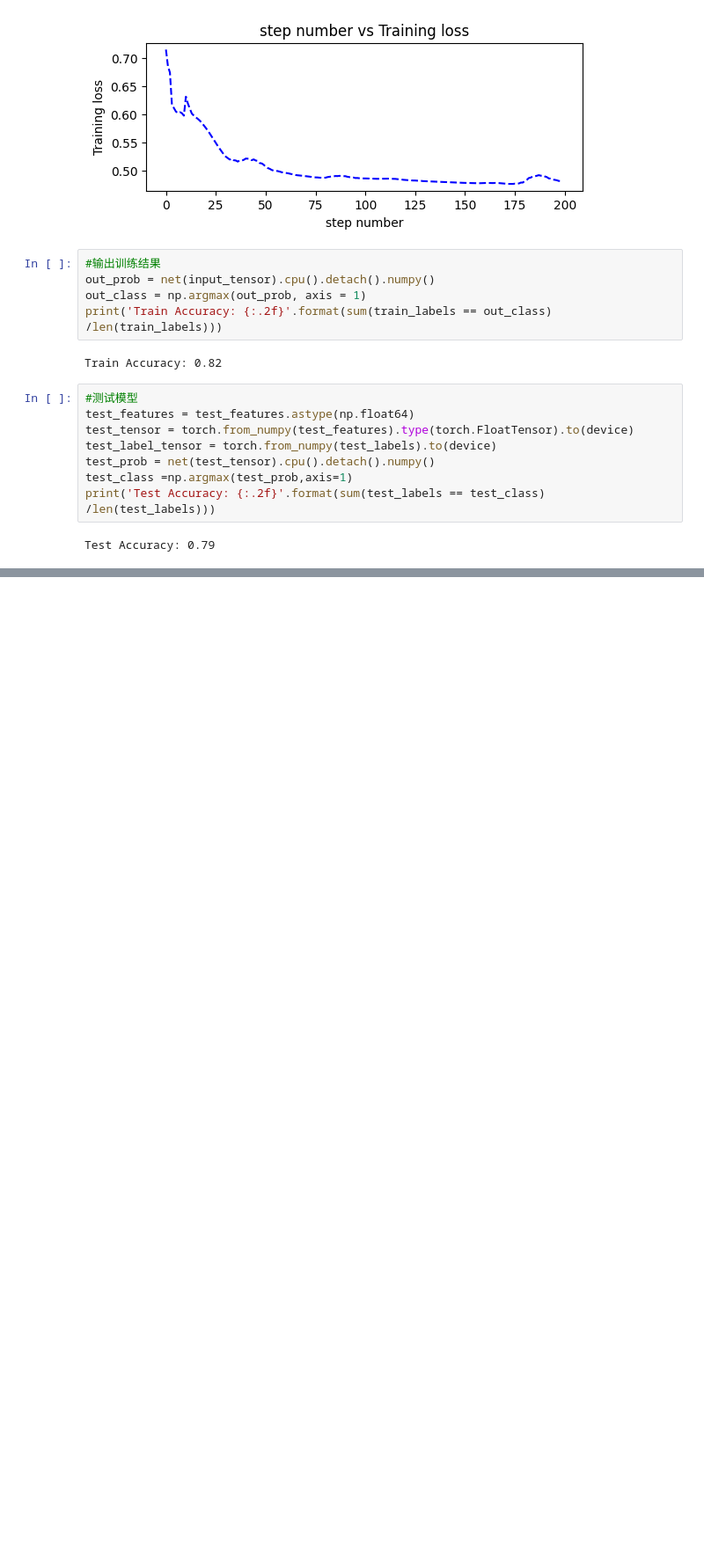
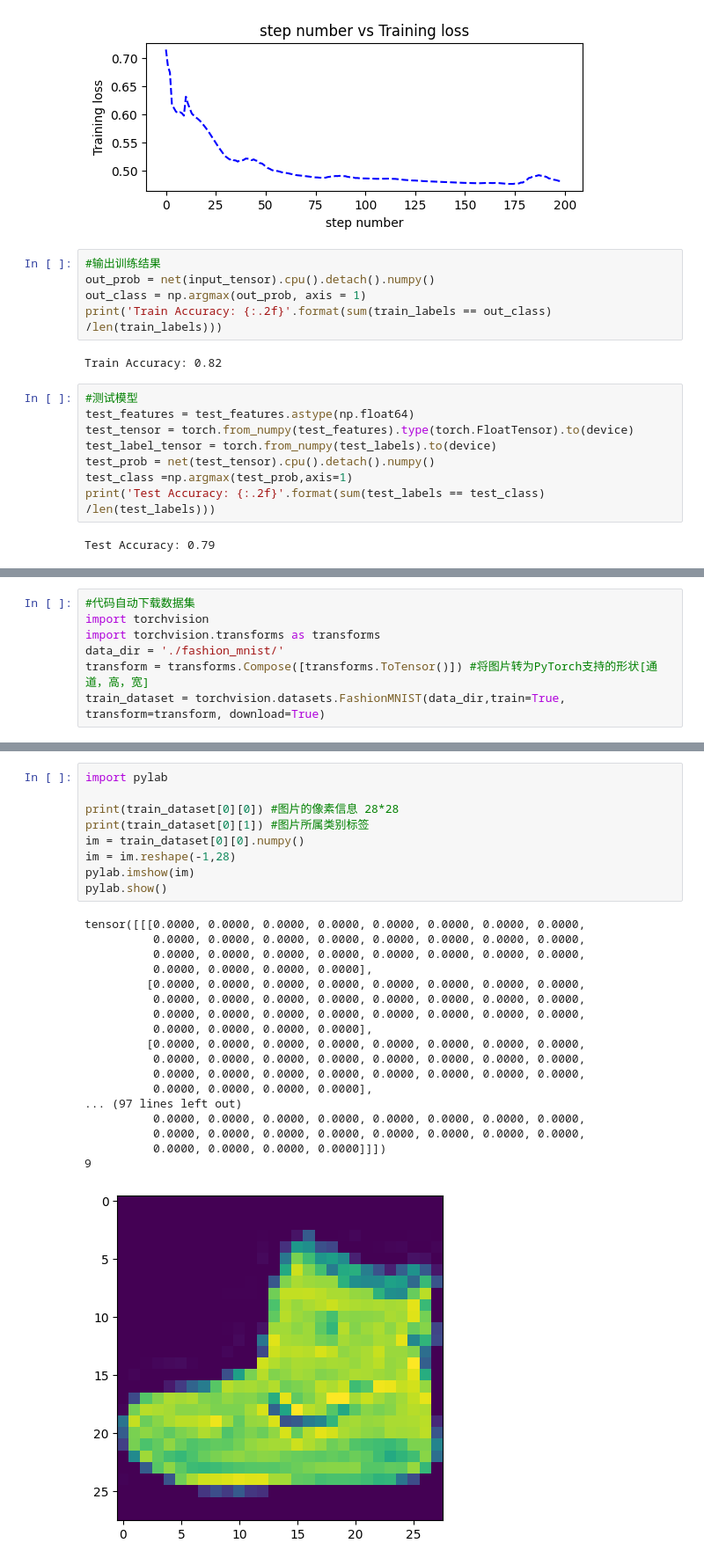
Before and after one commit to Sophia0830BNU/DeepLearning, a Jupyter notebook: pytorch.ipynb, the cells around one changed output, grey strips where cells are left out. Shown: that part at 88% size. Saved outputs shown, nothing was run; the diff lists cells and outputs as text; blank space fills up the shorter version.

```diff
--- a/pytorch.ipynb
+++ b/pytorch.ipynb
@@ -655,0 +658,7 @@ Test Accuracy: 0.79
+# %%
+#代码自动下载数据集
+import torchvision
+import torchvision.transforms as transforms
+data_dir = './fashion_mnist/'
+transform = transforms.Compose([transforms.ToTensor()]) #将图片转为PyTorch支持的形状[通道，高，宽]
+train_dataset = torchvision.datasets.FashionMNIST(data_dir,train=True, transform=transform, download=True)
@@ -655,0 +702,28 @@ Test Accuracy: 0.79
+# %%
+import pylab
+
+print(train_dataset[0][0]) #图片的像素信息 28*28
+print(train_dataset[0][1]) #图片所属类别标签
+im = train_dataset[0][0].numpy()
+im = im.reshape(-1,28)
+pylab.imshow(im)
+pylab.show()
+# %% [output]
+tensor([[[0.0000, 0.0000, 0.0000, 0.0000, 0.0000, 0.0000, 0.0000, 0.0000,
+          0.0000, 0.0000, 0.0000, 0.0000, 0.0000, 0.0000, 0.0000, 0.0000,
+          0.0000, 0.0000, 0.0000, 0.0000, 0.0000, 0.0000, 0.0000, 0.0000,
+          0.0000, 0.0000, 0.0000, 0.0000],
+         [0.0000, 0.0000, 0.0000, 0.0000, 0.0000, 0.0000, 0.0000, 0.0000,
+          0.0000, 0.0000, 0.0000, 0.0000, 0.0000, 0.0000, 0.0000, 0.0000,
+          0.0000, 0.0000, 0.0000, 0.0000, 0.0000, 0.0000, 0.0000, 0.0000,
+          0.0000, 0.0000, 0.0000, 0.0000],
+         [0.0000, 0.0000, 0.0000, 0.0000, 0.0000, 0.0000, 0.0000, 0.0000,
+          0.0000, 0.0000, 0.0000, 0.0000, 0.0000, 0.0000, 0.0000, 0.0000,
+          0.0000, 0.0000, 0.0000, 0.0000, 0.0000, 0.0000, 0.0000, 0.0000,
+          0.0000, 0.0000, 0.0000, 0.0000],
+... (97 lines left out)
+          0.0000, 0.0000, 0.0000, 0.0000, 0.0000, 0.0000, 0.0000, 0.0000,
+          0.0000, 0.0000, 0.0000, 0.0000, 0.0000, 0.0000, 0.0000, 0.0000,
+          0.0000, 0.0000, 0.0000, 0.0000]]])
+9
+[figure, added]
```
Also changed, not shown: parts of 15 cells of this notebook.
